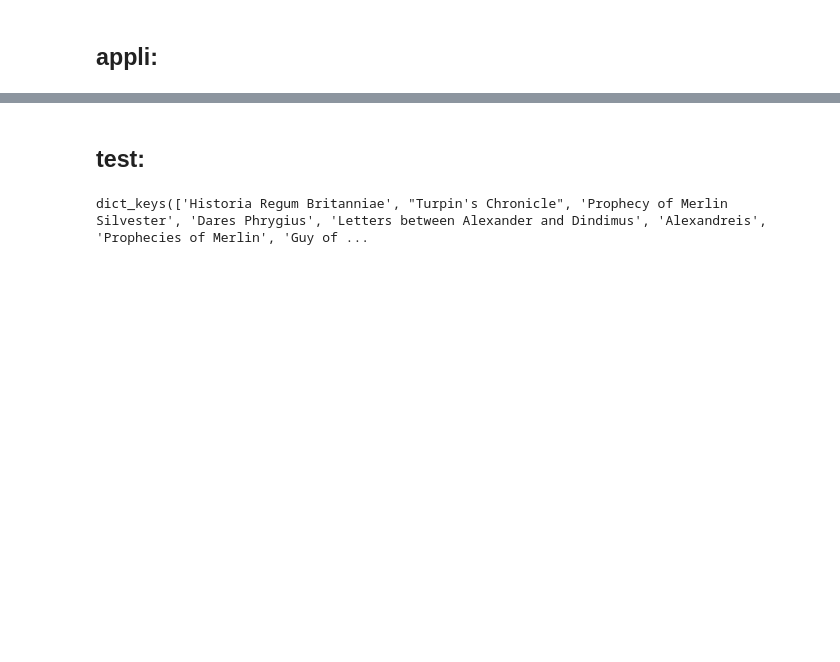
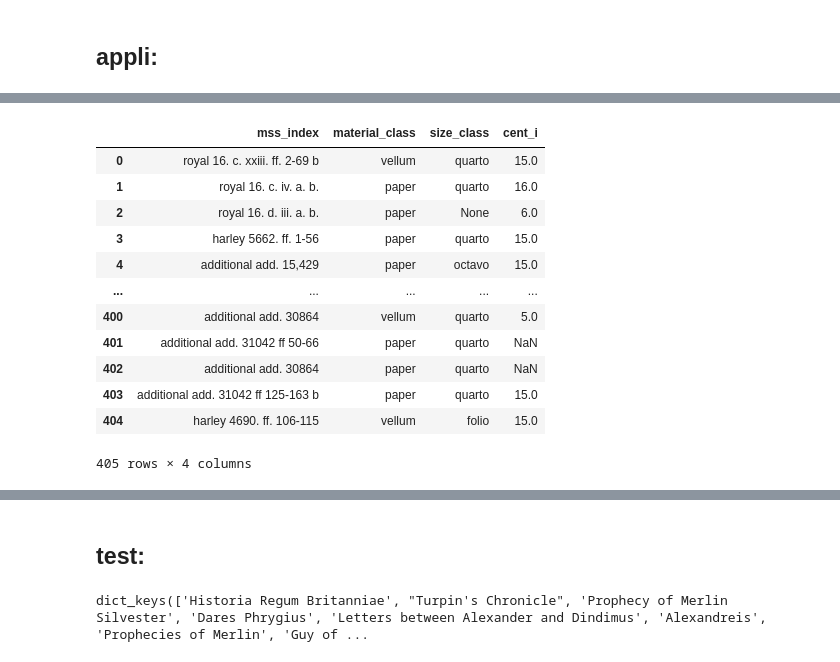
Before and after one commit to yeliu-dh/romance_catalogue_network, a Jupyter notebook: notebooks/test_combine.ipynb, the cells around one changed output, grey strips where cells are left out. Cells and saved outputs as stored; diff of their text form; code cells hidden in the pictures; blank space fills up the shorter version.

```diff
--- a/notebooks/test_combine.ipynb
+++ b/notebooks/test_combine.ipynb
@@ -128,0 +138,18 @@ df_table.to_csv("../results/combined_table.csv", index=False)
+# %%
+import pandas as pd
+notices_df=pd.DataFrame(notices)
+display(notices_df[['mss_index',"material_class","size_class", 'cent_i']])
+# %% [output]
+|  | mss_index | material_class | size_class | cent_i |
+| 0 | royal 16. c. xxiii. ff. 2-69 b | vellum | quarto | 15.0 |
+| 1 | royal 16. c. iv. a. b. | paper | quarto | 16.0 |
+| 2 | royal 16. d. iii. a. b. | paper | None | 6.0 |
+| 3 | harley 5662. ff. 1-56 | paper | quarto | 15.0 |
+| 4 | additional add. 15,429 | paper | octavo | 15.0 |
+| ... | ... | ... | ... | ... |
+| 400 | additional add. 30864 | vellum | quarto | 5.0 |
+| 401 | additional add. 31042 ff 50-66 | paper | quarto | NaN |
+| 402 | additional add. 30864 | paper | quarto | NaN |
+| 403 | additional add. 31042 ff 125-163 b | paper | quarto | 15.0 |
+| 404 | harley 4690. ff. 106-115 | vellum | folio | 15.0 |
+405 rows × 4 columns
```
Also changed, not shown: parts of 13 cells of this notebook, 7 other files.
